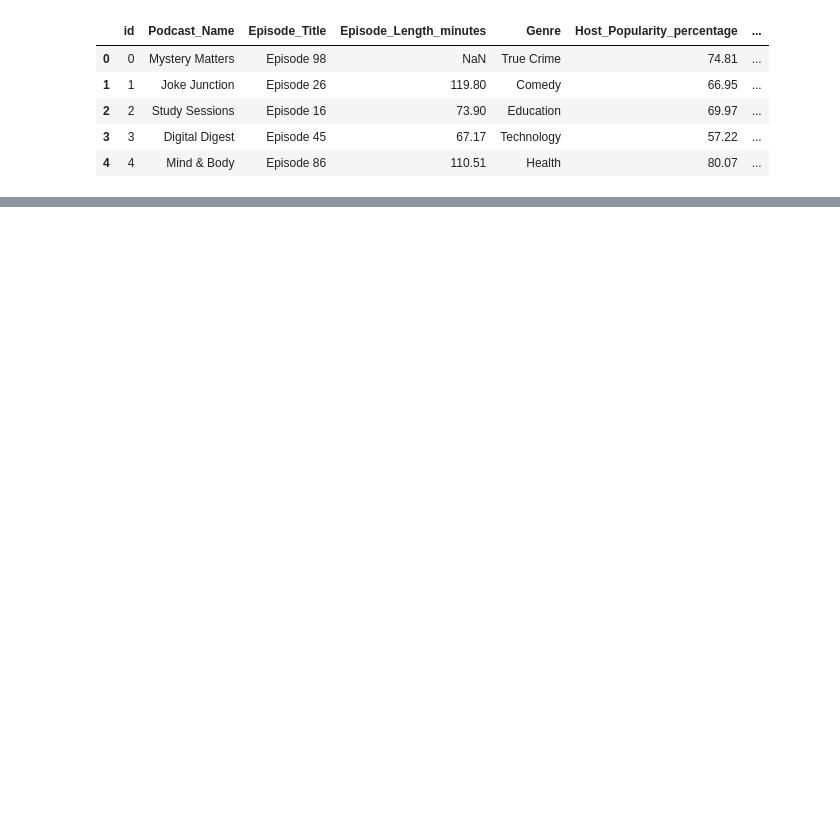
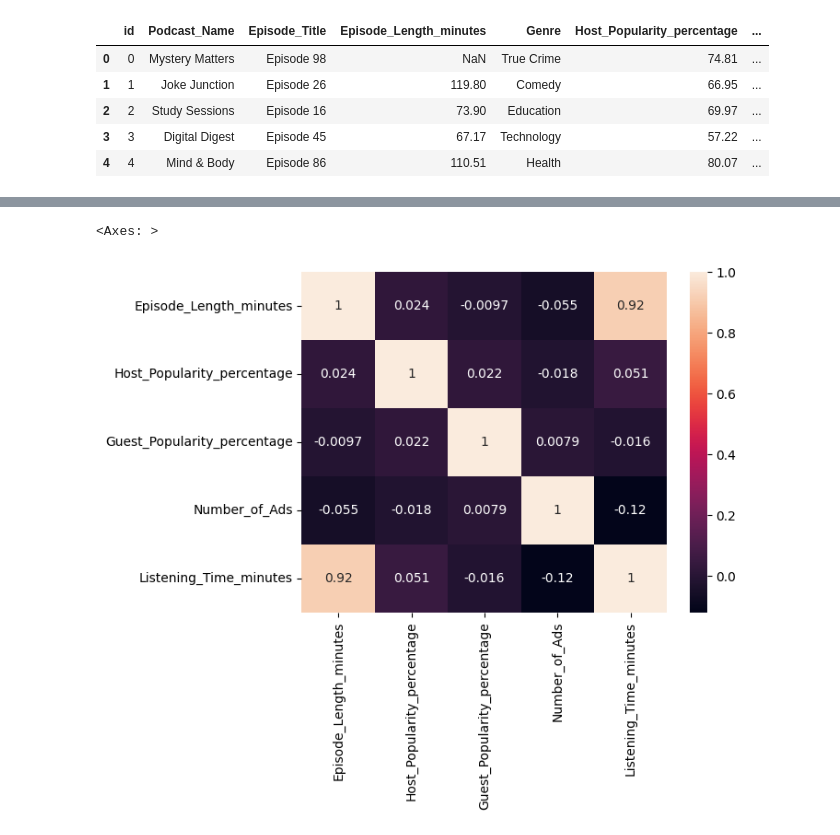
Before and after one commit to Alphalejo/Predict-Podcast-Listening-Time, a Jupyter notebook: EDA.ipynb, the cells around one changed output, grey strips where cells are left out. Saved outputs shown, nothing was run; the diff lists cells and outputs as text; code cells hidden in the pictures; blank space fills up the shorter version.

```diff
--- a/EDA.ipynb
+++ b/EDA.ipynb
@@ -12,0 +77,7 @@ df.head()
+# %%
+# Compute the correlation matrix for selected numerical columns in the DataFrame
+corr_matrix = df[["Episode_Length_minutes", "Host_Popularity_percentage", "Guest_Popularity_percentage", "Number_of_Ads", "Listening_Time_minutes"]].corr()
+sns.heatmap(corr_matrix, annot=True)
+# %% [output]
+<Axes: >
+[figure, added]
```
Also changed, not shown: parts of 16 cells of this notebook.
